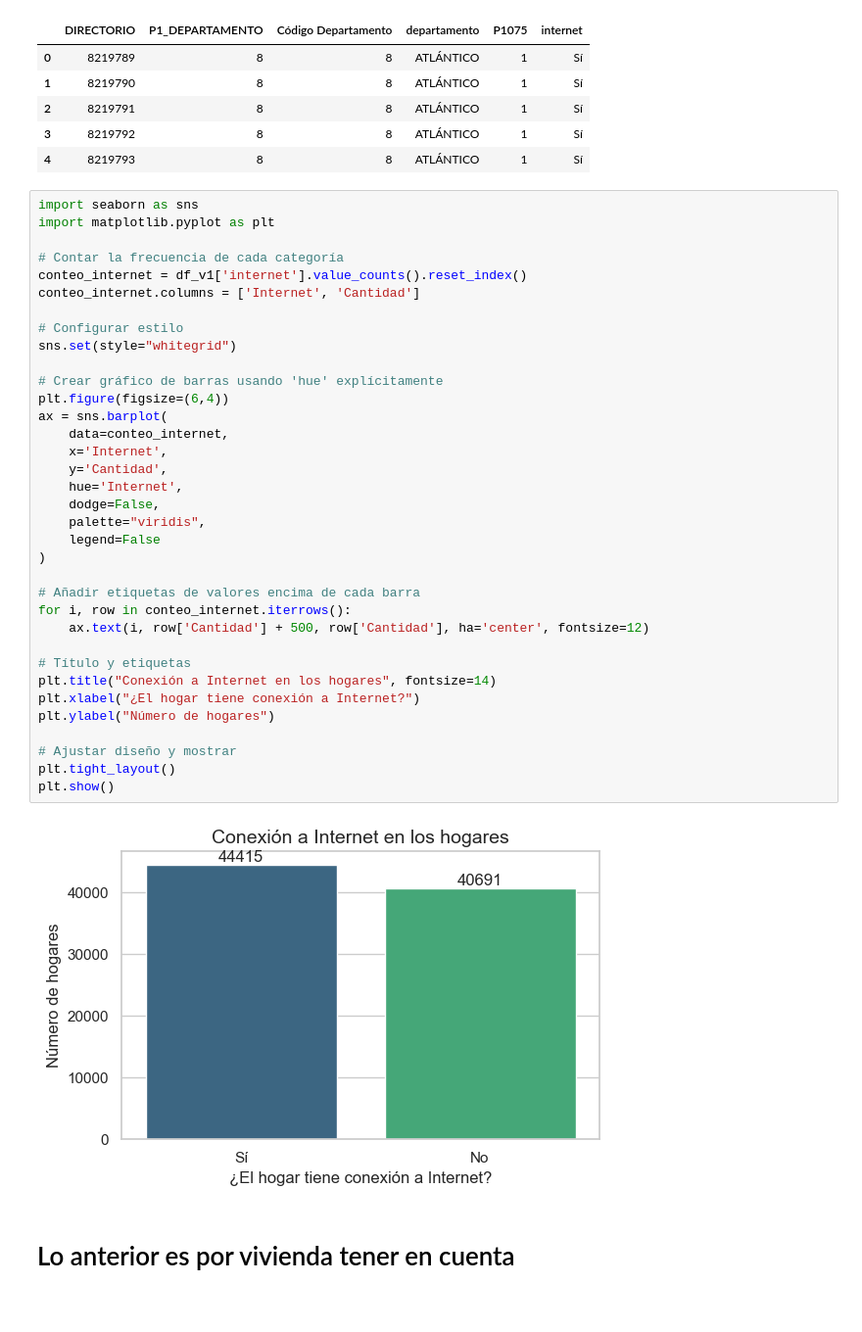
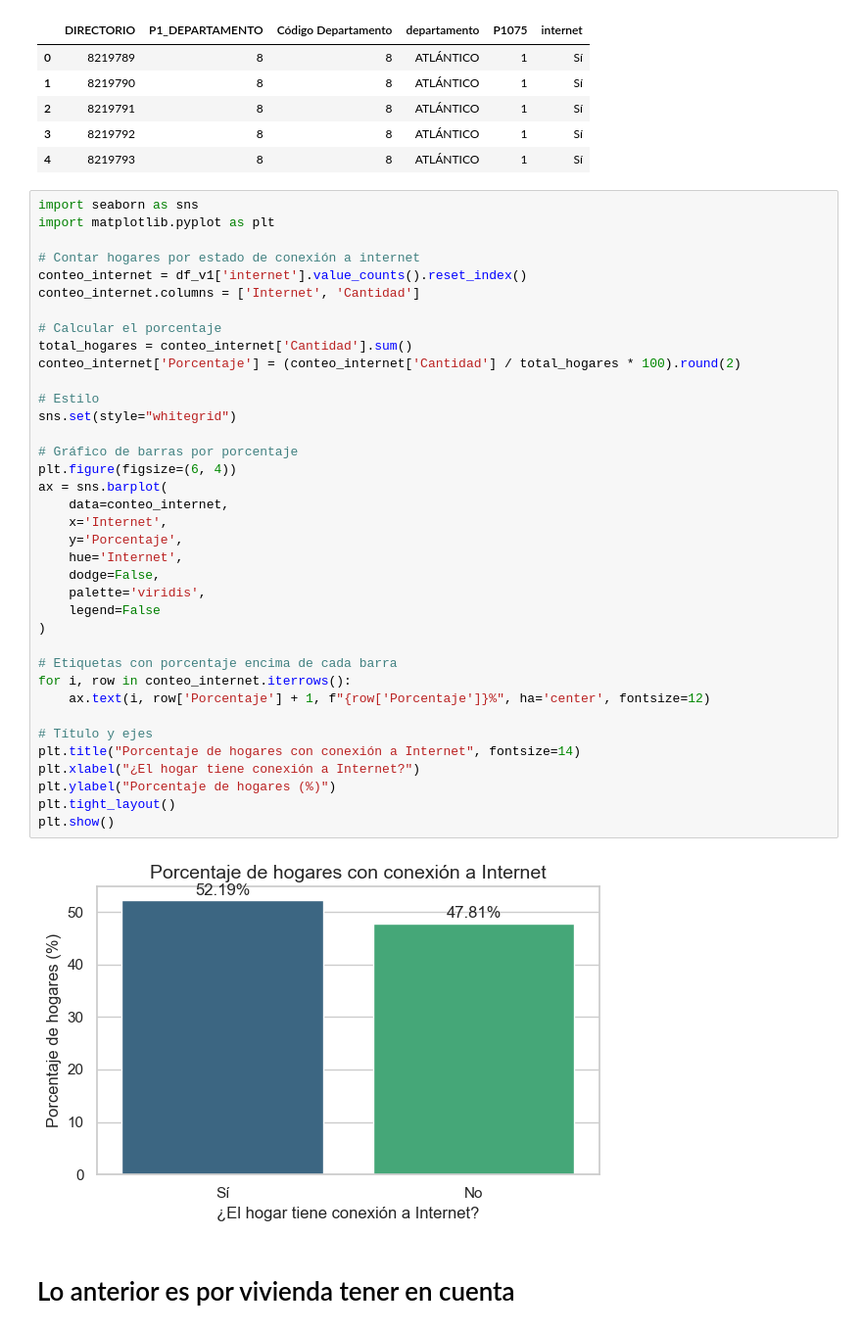
Before and after one commit to Alejagc0217/bc_brechadigitalcolombia, a Jupyter notebook: preguntas_proyecto.ipynb, the cells around one changed output. Shown at 98% size. Drawn from its saved outputs; the diff is of its cells as text.

```diff
--- a/preguntas_proyecto.ipynb
+++ b/preguntas_proyecto.ipynb
@@ -244,40 +244,42 @@ Index(['DIRECTORIO', 'SECUENCIA_ENCUESTA', 'SECUENCIA_P', 'ORDEN', 'FEX_C',
 # %%
 import seaborn as sns
 import matplotlib.pyplot as plt
 
-# Contar la frecuencia de cada categoría
+# Contar hogares por estado de conexión a internet
 conteo_internet = df_v1['internet'].value_counts().reset_index()
 conteo_internet.columns = ['Internet', 'Cantidad']
 
-# Configurar estilo
+# Calcular el porcentaje
+total_hogares = conteo_internet['Cantidad'].sum()
+conteo_internet['Porcentaje'] = (conteo_internet['Cantidad'] / total_hogares * 100).round(2)
+
+# Estilo
 sns.set(style="whitegrid")
 
-# Crear gráfico de barras usando 'hue' explícitamente
-plt.figure(figsize=(6,4))
+# Gráfico de barras por porcentaje
+plt.figure(figsize=(6, 4))
 ax = sns.barplot(
     data=conteo_internet,
     x='Internet',
-    y='Cantidad',
+    y='Porcentaje',
     hue='Internet',
     dodge=False,
-    palette="viridis",
+    palette='viridis',
     legend=False
 )
 
-# Añadir etiquetas de valores encima de cada barra
+# Etiquetas con porcentaje encima de cada barra
 for i, row in conteo_internet.iterrows():
-    ax.text(i, row['Cantidad'] + 500, row['Cantidad'], ha='center', fontsize=12)
+    ax.text(i, row['Porcentaje'] + 1, f"{row['Porcentaje']}%", ha='center', fontsize=12)
 
-# Título y etiquetas
-plt.title("Conexión a Internet en los hogares", fontsize=14)
+# Título y ejes
+plt.title("Porcentaje de hogares con conexión a Internet", fontsize=14)
 plt.xlabel("¿El hogar tiene conexión a Internet?")
-plt.ylabel("Número de hogares")
-
-# Ajustar diseño y mostrar
+plt.ylabel("Porcentaje de hogares (%)")
 plt.tight_layout()
 plt.show()
 # %% [output]
-[figure, old version]
+[figure, new version]
 # %% [markdown]
 # Lo anterior es por vivienda tener en cuenta
 # %%
```
Also changed, not shown: parts of 7 cells of this notebook.
